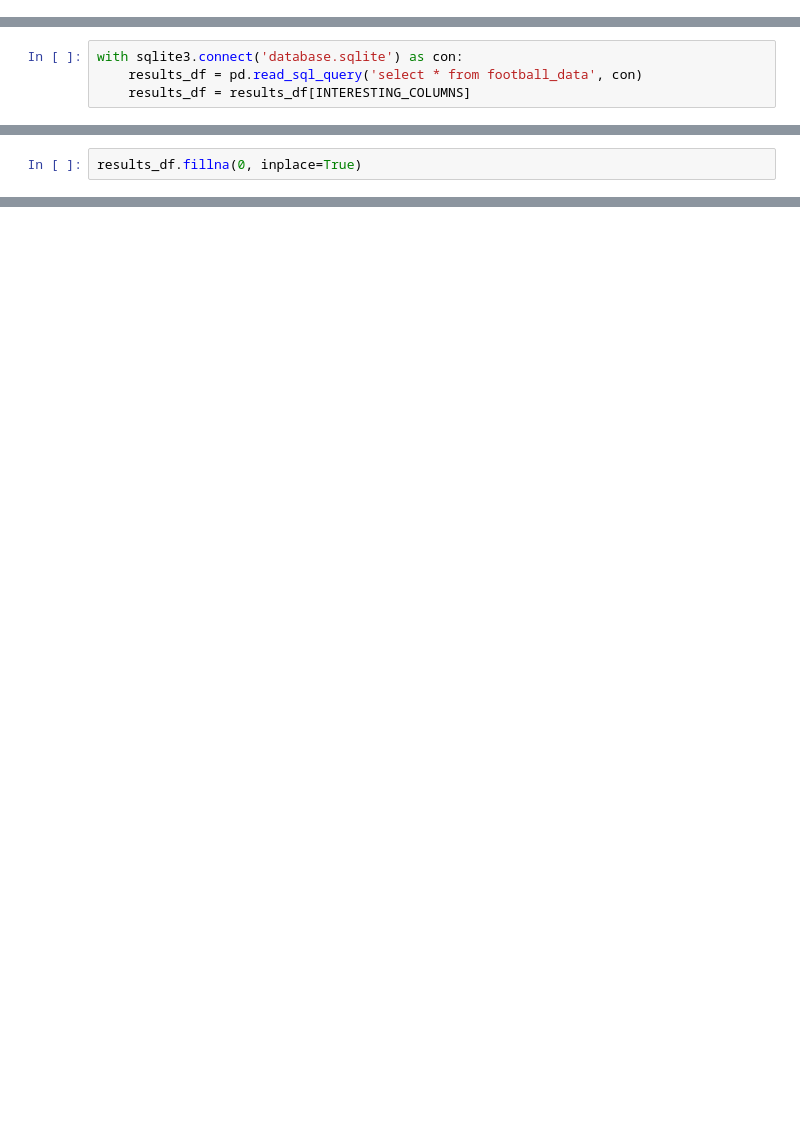
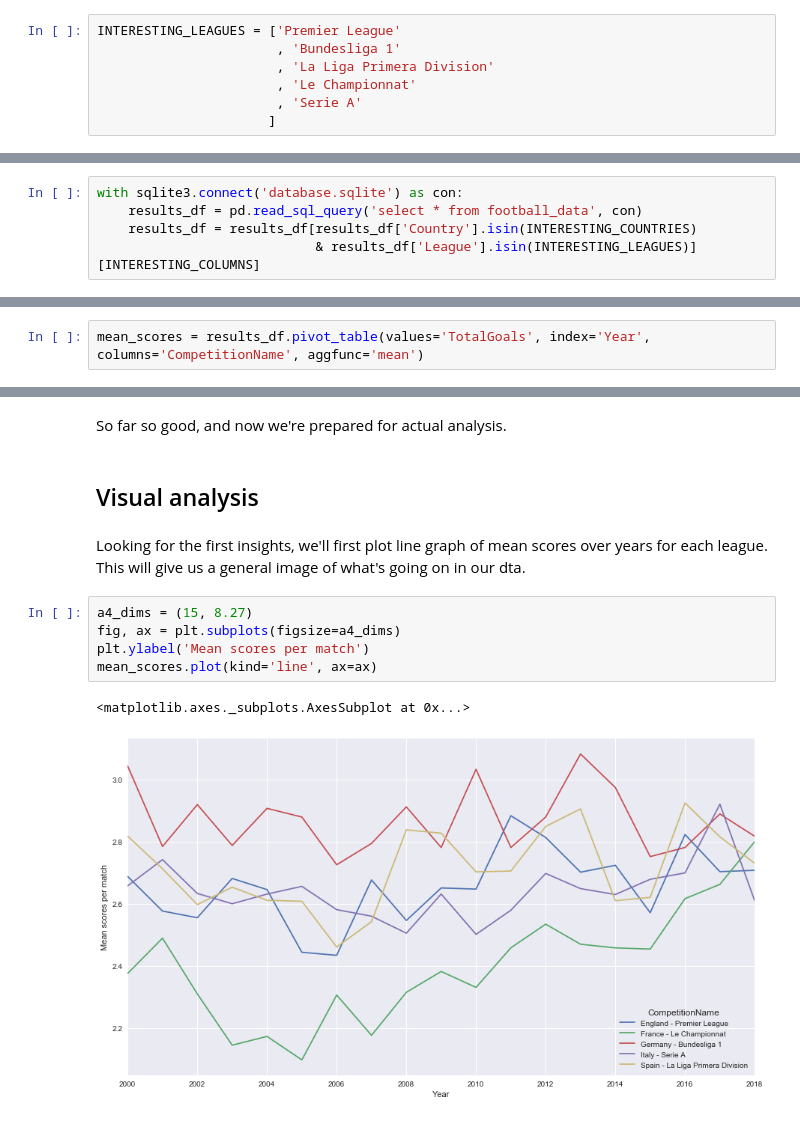
Before and after one commit to DenisStenyushkin/european_football, a Jupyter notebook: What League Scores More Goals in Average.ipynb, the cells around one changed output, grey strips where cells are left out. Saved outputs shown, nothing was run; the diff lists cells and outputs as text; blank space fills up the shorter version.

```diff
--- a/What League Scores More Goals in Average.ipynb
+++ b/What League Scores More Goals in Average.ipynb
@@ -12,0 +40,7 @@ INTERESTING_COLUMNS = ['Country',
+# %%
+INTERESTING_LEAGUES = ['Premier League'
+                       , 'Bundesliga 1'
+                       , 'La Liga Primera Division'
+                       , 'Le Championnat'
+                       , 'Serie A'
+                      ]
@@ -13,7 +49,8 @@ INTERESTING_COLUMNS = ['Country',
 # %%
 with sqlite3.connect('database.sqlite') as con:
     results_df = pd.read_sql_query('select * from football_data', con)
-    results_df = results_df[INTERESTING_COLUMNS]
+    results_df = results_df[results_df['Country'].isin(INTERESTING_COUNTRIES)
+                            & results_df['League'].isin(INTERESTING_LEAGUES)][INTERESTING_COLUMNS]
 # %%
 results_df.info()
 # %% [output]
@@ -32,2 +68,0 @@ memory usage: 7.0+ MB
-# %%
-results_df.fillna(0, inplace=True)
@@ -62,0 +77,2 @@ median_scores_league_year.unstack()
+# %%
+mean_scores = results_df.pivot_table(values='TotalGoals', index='Year', columns='CompetitionName', aggfunc='mean')
@@ -62,0 +100,14 @@ median_scores_league_year.unstack()
+# %% [markdown]
+So far so good, and now we're prepared for actual analysis.
+# %% [markdown]
+## Visual analysis
+# %% [markdown]
+Looking for the first insights, we'll first plot line graph of mean scores over years for each league. This will give us a general image of what's going on in our dta.
+# %%
+a4_dims = (15, 8.27)
+fig, ax = plt.subplots(figsize=a4_dims)
+plt.ylabel('Mean scores per match')
+mean_scores.plot(kind='line', ax=ax)
+# %% [output]
+<matplotlib.axes._subplots.AxesSubplot at 0x...>
+[figure, added]
```
Also changed, not shown: parts of 36 cells of this notebook.
